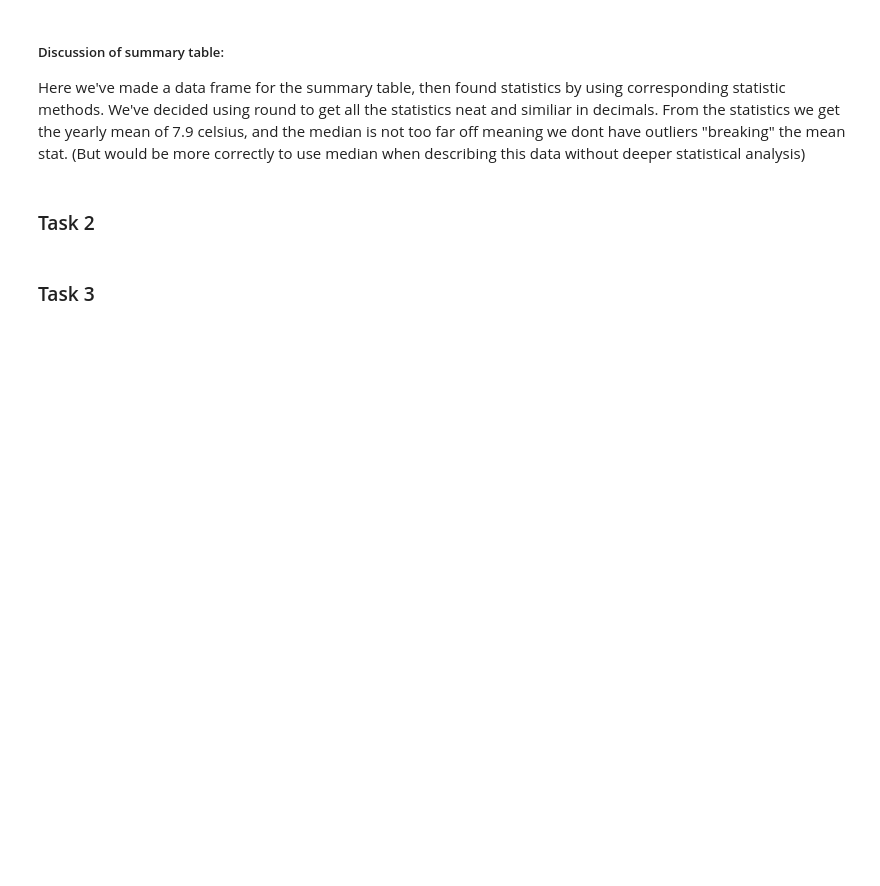
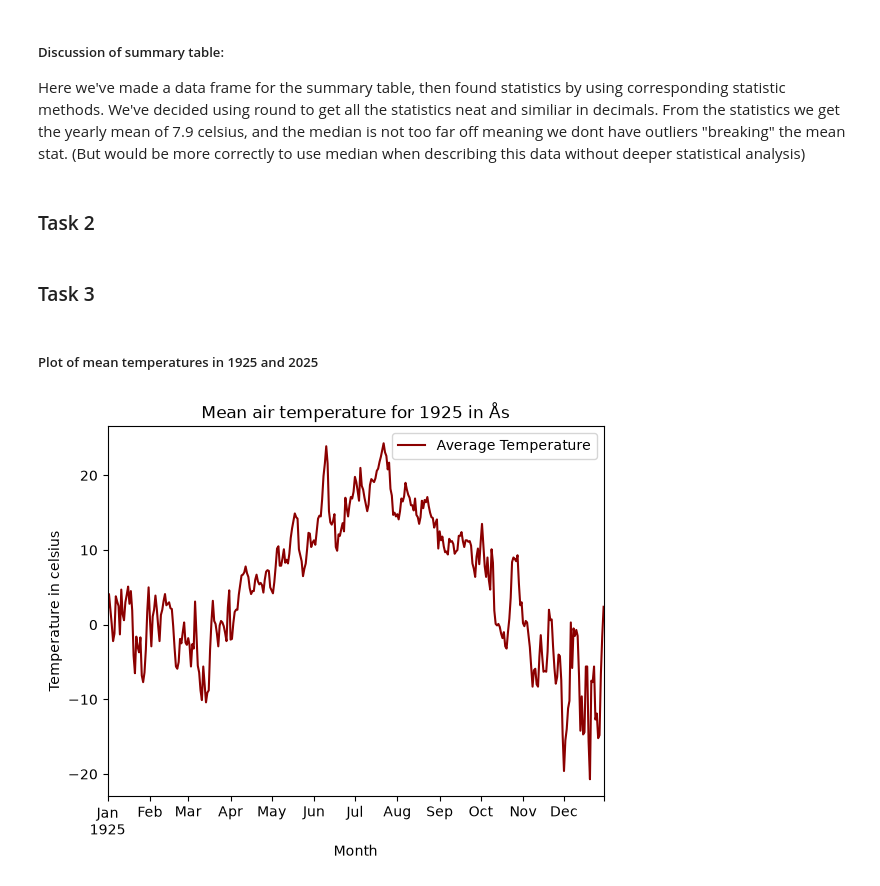
Before and after one commit to saturnBEEF/deliverable-1, a Jupyter notebook: main.ipynb, the cells around one changed output. Saved outputs shown, nothing was run; the diff lists cells and outputs as text; code cells hidden in the pictures; blank space fills up the shorter version.

```diff
--- a/main.ipynb
+++ b/main.ipynb
@@ -121,0 +134,29 @@ From the statistics we get the yearly mean of 7.9 celsius, and the median is not
+# %% [markdown]
+##### Plot of mean temperatures in 1925 and 2025
+# %%
+# Creating a list with observations time and temperature
+temp_data = [
+    {
+        "Time": pd.to_datetime(entry["referenceTime"]),
+        "T_avg": entry["observations"][0]["value"]
+    }
+    for entry in frost_payload["data"]
+    ]
+
+# Converts list into dataframe and sets the time as index
+T_data = pd.DataFrame.from_records(temp_data).set_index("Time")
+
+T_data.plot(
+    y="T_avg",
+    kind="line",
+    color="darkred",
+    label="Average Temperature"
+    )
+
+plt.minorticks_off() # Only showing monthly ticks
+plt.title("Mean air temperature for 1925 in Ås")
+plt.xlabel("Month")
+plt.ylabel("Temperature in celsius")
+plt.show()
+# %% [output]
+[figure, added]
```
Also changed, not shown: parts of 1 cell of this notebook.
